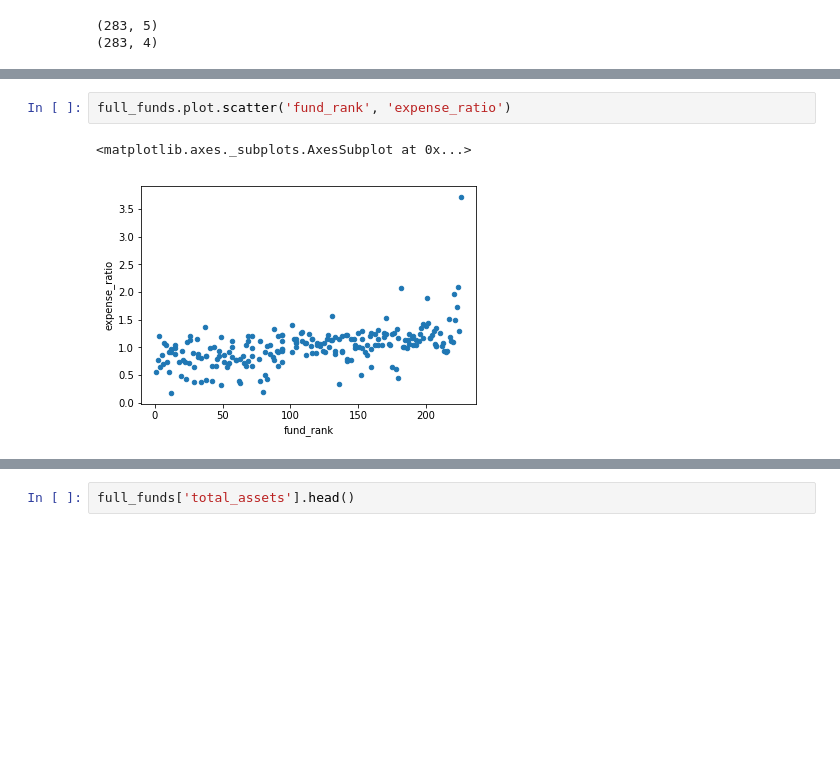
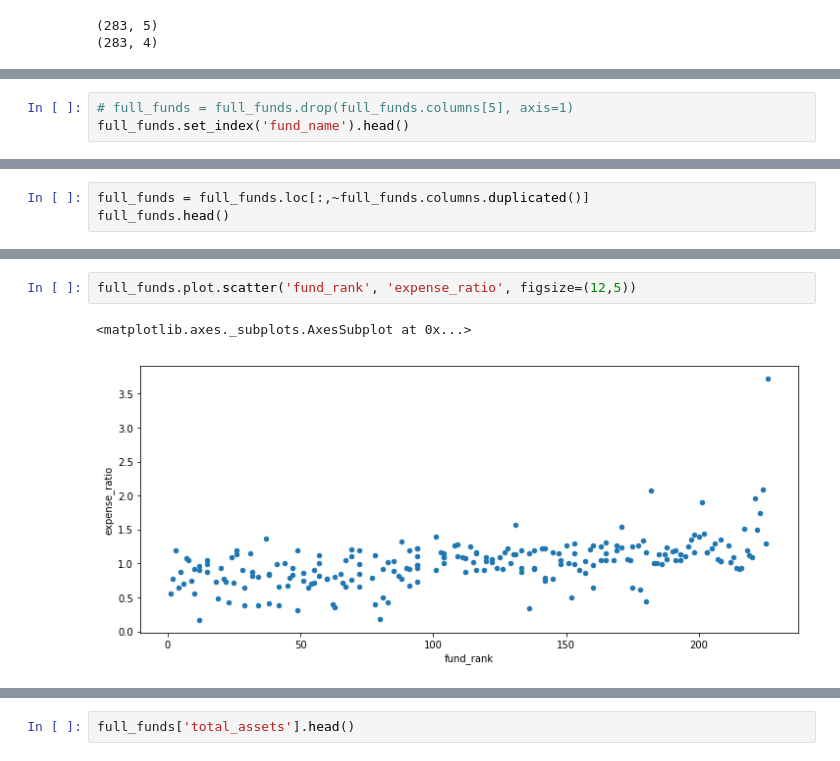
Before and after one commit to Luke-Gray/us_news_rankings_expense_ratio, a Jupyter notebook: final_join_usnews.ipynb, the cells around one changed output, grey strips where cells are left out. Cells and saved outputs as stored; diff of their text form; blank space fills up the shorter version.

```diff
--- a/final_join_usnews.ipynb
+++ b/final_join_usnews.ipynb
@@ -252,0 +254,3 @@ full_funds.head()
+# %%
+# full_funds = full_funds.drop(full_funds.columns[5], axis=1)
+full_funds.set_index('fund_name').head()
@@ -252,0 +265,3 @@ full_funds.head()
+# %%
+full_funds = full_funds.loc[:,~full_funds.columns.duplicated()]
+full_funds.head()
@@ -253,5 +275,5 @@ full_funds.head()
 # %%
-full_funds.plot.scatter('fund_rank', 'expense_ratio')
+full_funds.plot.scatter('fund_rank', 'expense_ratio', figsize=(12,5))
 # %% [output]
 <matplotlib.axes._subplots.AxesSubplot at 0x...>
-[figure, old version]
+[figure, new version]
```
Also changed, not shown: parts of 20 cells of this notebook, 1 other file.
